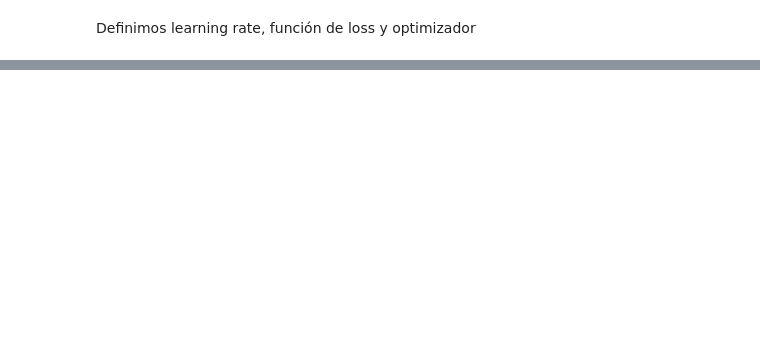
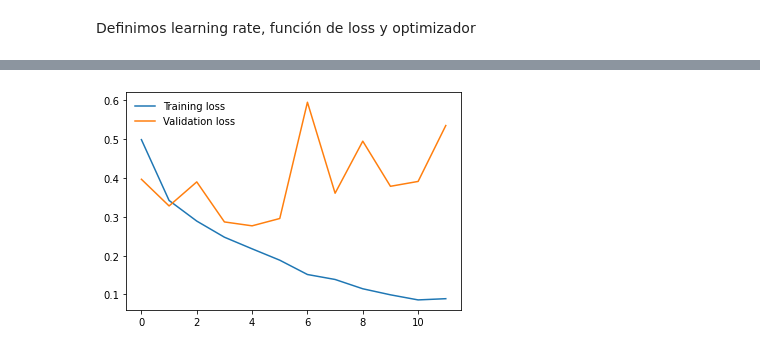
Before and after one commit to maximofn/Curso_Pytorch, a Jupyter notebook: 04 Redes convolucionales/13 Transfer learning.ipynb, the cells around one changed output, grey strips where cells are left out. Drawn from its saved outputs; the diff is of its cells as text; code cells hidden in the pictures; blank space fills up the shorter version.

```diff
--- a/04 Redes convolucionales/13 Transfer learning.ipynb
+++ b/04 Redes convolucionales/13 Transfer learning.ipynb
@@ -266,7 +282,7 @@ ResNet(
 # %% [markdown]
 Como vemos la última capa es una fully connected con 1000 neuronas de salida. Esto es porque la red está entrenada en Imagenet que tiene 1000 clases. Pero como nosotros tenemos 6 clases tenemos que cambiar esa última capa
 # %%
-model.fc = torch.nn.Linear(2048, len(classes))
+model.fc = torch.nn.Linear(512, len(classes))
 model
 # %% [output]
 ResNet(
@@ -319,5 +353,5 @@ ResNet(
 Definimos learning rate, función de loss y optimizador
 # %%
 LR = 1e-3
-loss_fn = torch.nn.BCEWithLogitsLoss()
+loss_fn = torch.nn.CrossEntropyLoss()
 optimizer = torch.optim.Adam(model.parameters(), lr=LR, weight_decay=1e-5)
@@ -323,0 +411,11 @@ optimizer = torch.optim.Adam(model.parameters(), lr=LR, weight_decay=1e-5)
+# %%
+epochs = 12
+losses_train = []
+losses_val = []
+for t in range(epochs):
+    print(f"Epoch {t+1}\n-------------------------------")
+    mean_loss =  train_loop(dl_train, model, loss_fn, optimizer, device)
+    losses_train.append(mean_loss)
+    mean_loss, _ = val_loop(dl_test, model, loss_fn, device)
+    losses_val.append(mean_loss)
+print("Done!")
@@ -323,0 +440,8 @@ optimizer = torch.optim.Adam(model.parameters(), lr=LR, weight_decay=1e-5)
+# %%
+# plot the training and validation loss
+plt.plot(losses_train, label='Training loss')
+plt.plot(losses_val, label='Validation loss')
+plt.legend(frameon=False)
+plt.show()
+# %% [output]
+[figure, added]
```
Also changed, not shown: parts of 16 cells of this notebook.
